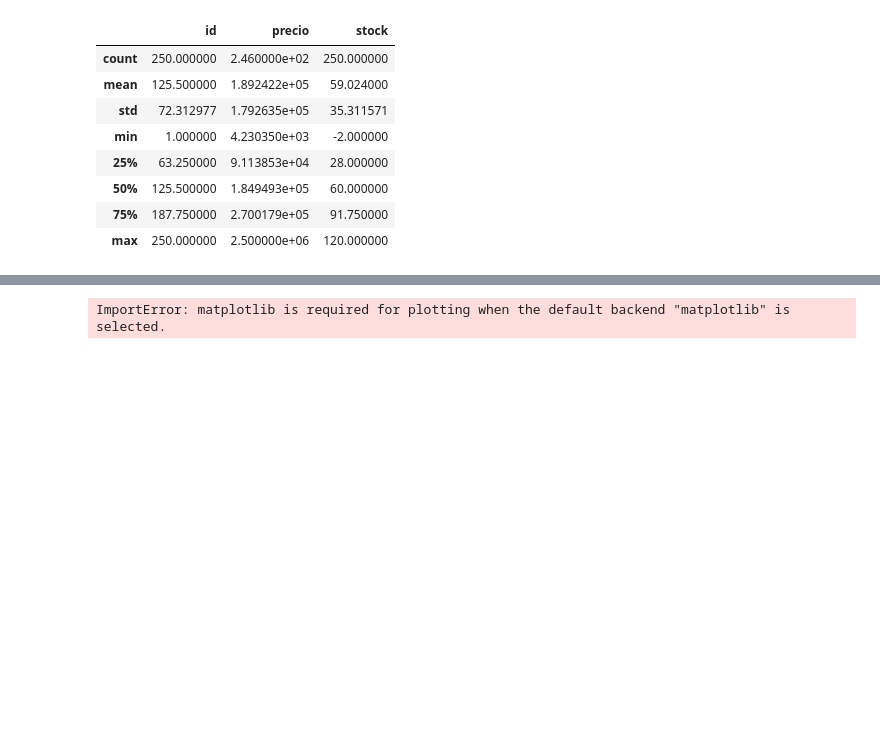
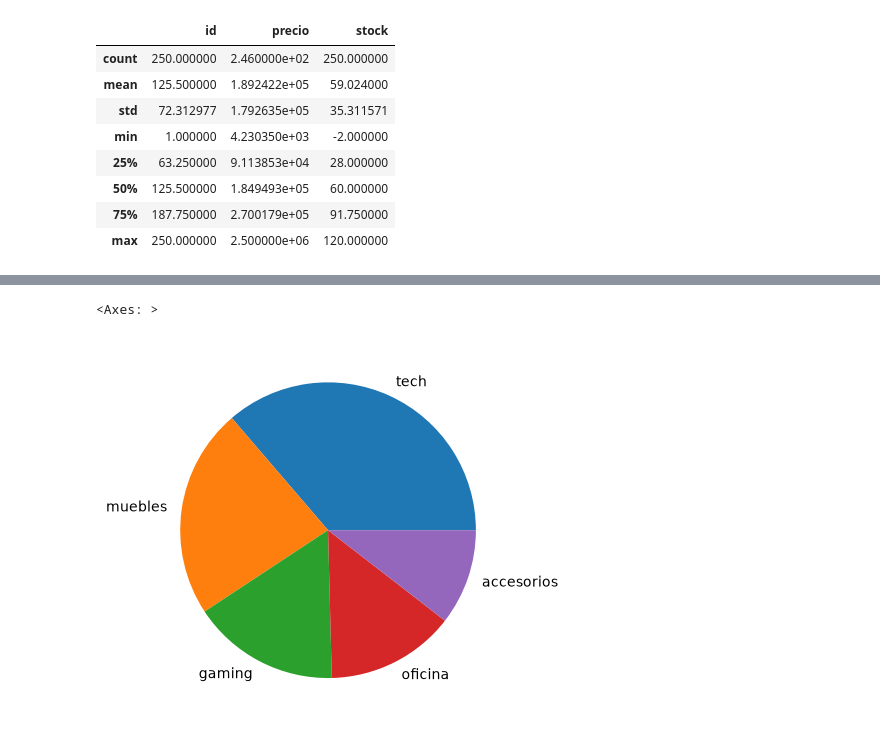
Before and after one commit to ezedugo/data-analysis-course, a Jupyter notebook: modulo-2-extraccion/clase-08/practica/notas.ipynb, the cells around one changed output, grey strips where cells are left out. Saved outputs shown, nothing was run; the diff lists cells and outputs as text; code cells hidden in the pictures; blank space fills up the shorter version.

```diff
--- a/modulo-2-extraccion/clase-08/practica/notas.ipynb
+++ b/modulo-2-extraccion/clase-08/practica/notas.ipynb
@@ -37,4 +64,5 @@ df.describe()
 # %%
-df["categoria"].value_counts().plot(kind="pie"
+df["categoria"].value_counts().plot(kind="pie")
 # %% [output]
-ImportError: matplotlib is required for plotting when the default backend "matplotlib" is selected.
+<Axes: >
+[figure, added]
```
Also changed, not shown: parts of 2 cells of this notebook, 1 other file.
